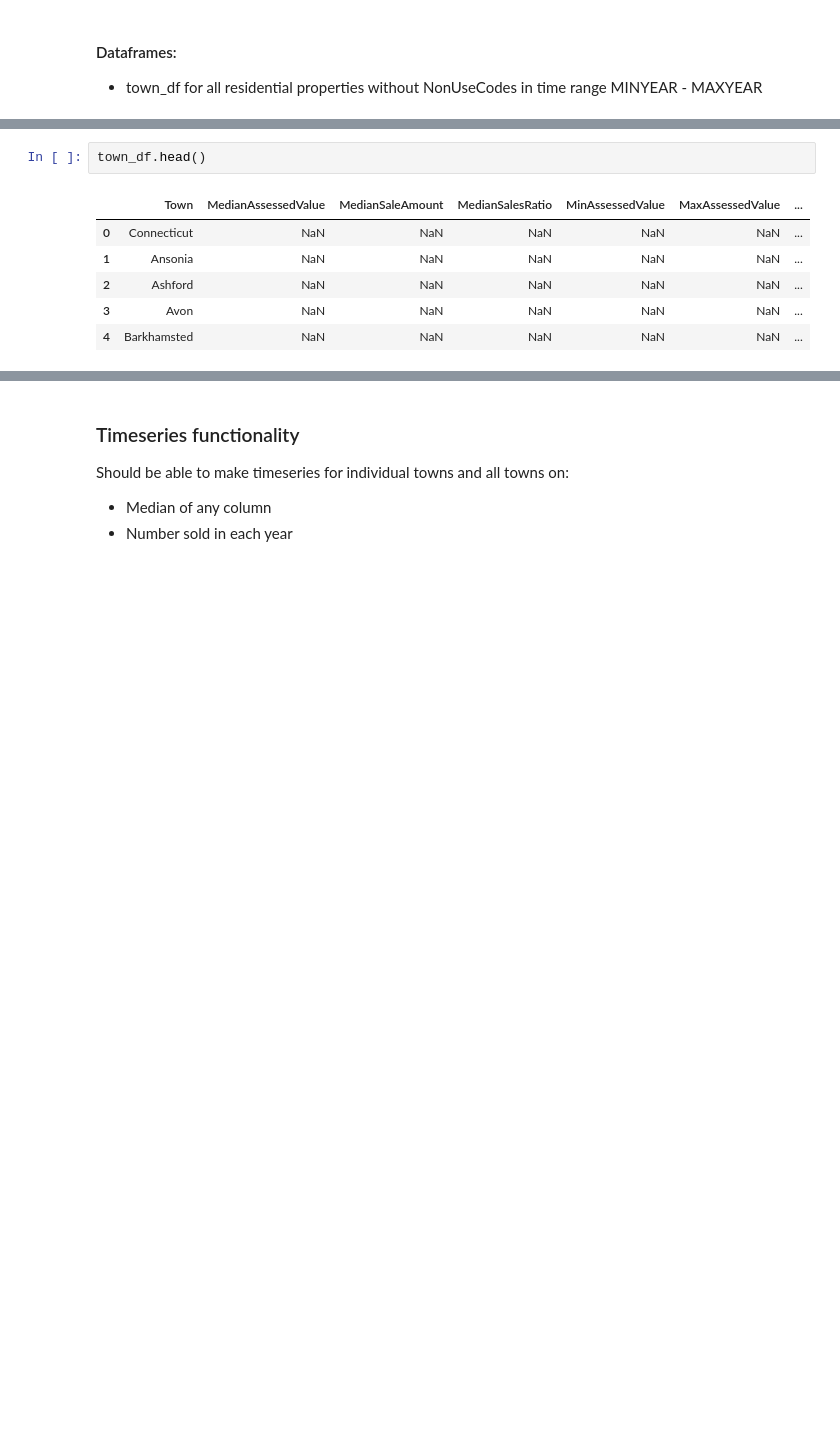
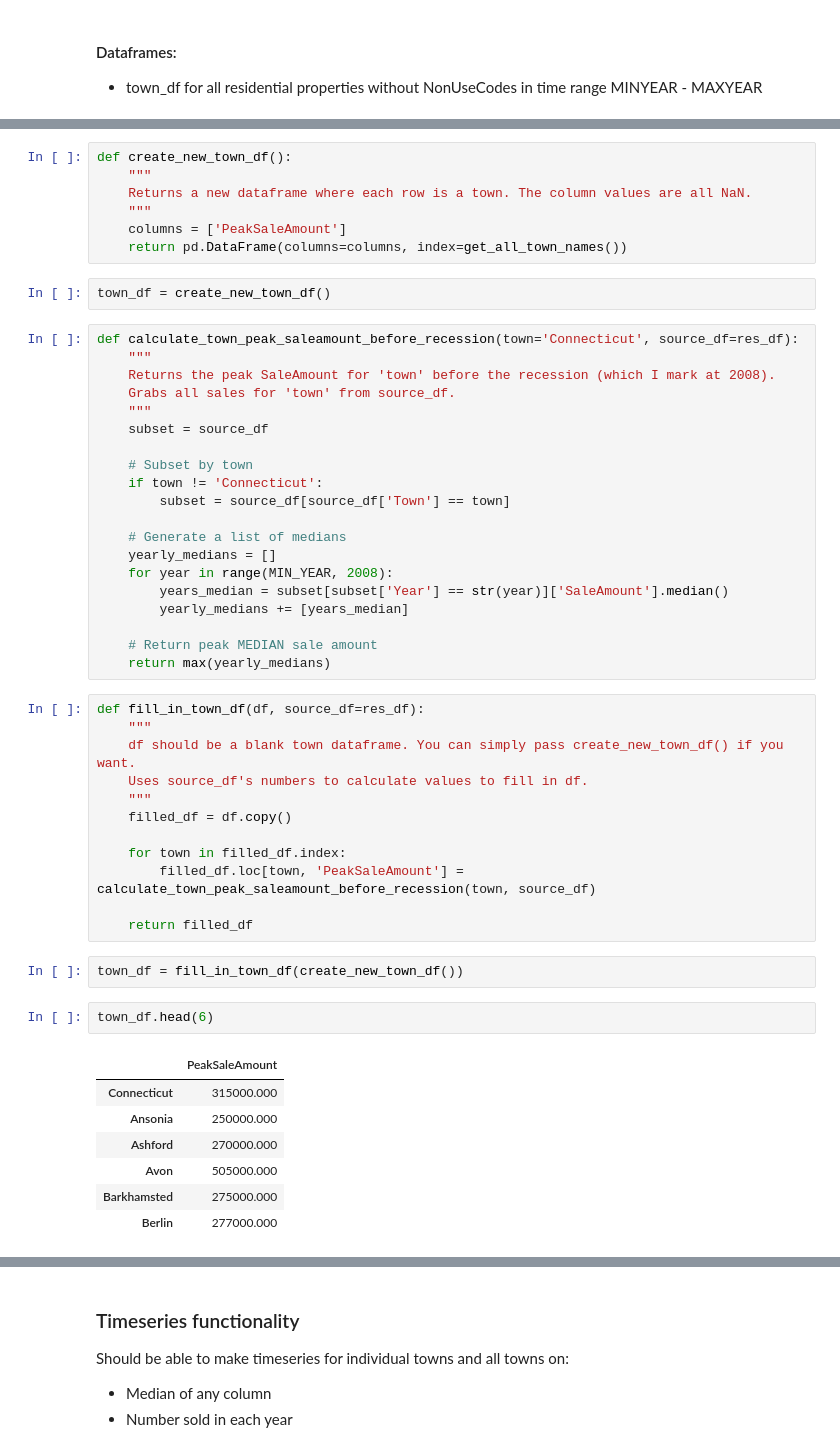
Before and after one commit to jamiekasulis/ct_real_estate_sales, a Jupyter notebook: Neater_data_exploration_notebook.ipynb, the cells around one changed output, grey strips where cells are left out. Saved outputs shown, nothing was run; the diff lists cells and outputs as text; blank space fills up the shorter version.

```diff
--- a/Neater_data_exploration_notebook.ipynb
+++ b/Neater_data_exploration_notebook.ipynb
@@ -125,9 +124,53 @@ town_df = pd.concat([ct_row, town_df[0:-1]]).reset_index(drop=True)
+# %%
+def create_new_town_df():
+    """
+    Returns a new dataframe where each row is a town. The column values are all NaN.
+    """
+    columns = ['PeakSaleAmount']
+    return pd.DataFrame(columns=columns, index=get_all_town_names())
+# %%
+town_df = create_new_town_df()
+# %%
+def calculate_town_peak_saleamount_before_recession(town='Connecticut', source_df=res_df):
+    """
+    Returns the peak SaleAmount for 'town' before the recession (which I mark at 2008).
+    Grabs all sales for 'town' from source_df.
+    """
+    subset = source_df
+
+    # Subset by town
+    if town != 'Connecticut':
+        subset = source_df[source_df['Town'] == town]
+
+    # Generate a list of medians
+    yearly_medians = []
+    for year in range(MIN_YEAR, 2008):
+        years_median = subset[subset['Year'] == str(year)]['SaleAmount'].median()
+        yearly_medians += [years_median]
+
+    # Return peak MEDIAN sale amount
+    return max(yearly_medians)
+# %%
+def fill_in_town_df(df, source_df=res_df):
+    """
+    df should be a blank town dataframe. You can simply pass create_new_town_df() if you want.
+    Uses source_df's numbers to calculate values to fill in df.
+    """
+    filled_df = df.copy()
+
+    for town in filled_df.index:
+        filled_df.loc[town, 'PeakSaleAmount'] = calculate_town_peak_saleamount_before_recession(town, source_df)
+
+    return filled_df
+# %%
+town_df = fill_in_town_df(create_new_town_df())
 # %%
-town_df.head()
+town_df.head(6)
 # %% [output]
-|  | Town | MedianAssessedValue | MedianSaleAmount | MedianSalesRatio | MinAssessedValue | MaxAssessedValue | ... |
-| 0 | Connecticut | NaN | NaN | NaN | NaN | NaN | ... |
-| 1 | Ansonia | NaN | NaN | NaN | NaN | NaN | ... |
-| 2 | Ashford | NaN | NaN | NaN | NaN | NaN | ... |
-| 3 | Avon | NaN | NaN | NaN | NaN | NaN | ... |
-| 4 | Barkhamsted | NaN | NaN | NaN | NaN | NaN | ... |
+|  | PeakSaleAmount |
+| Connecticut | 315000.000 |
+| Ansonia | 250000.000 |
+| Ashford | 270000.000 |
+| Avon | 505000.000 |
+| Barkhamsted | 275000.000 |
+| Berlin | 277000.000 |
```
Also changed, not shown: parts of 40 cells of this notebook.
